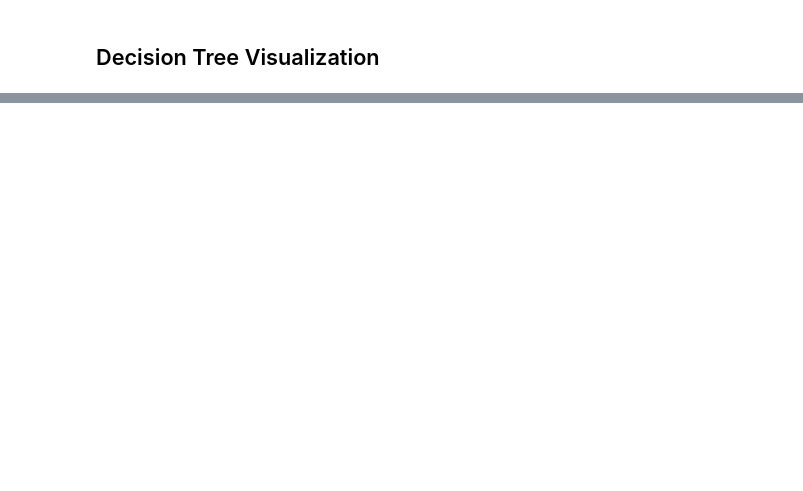
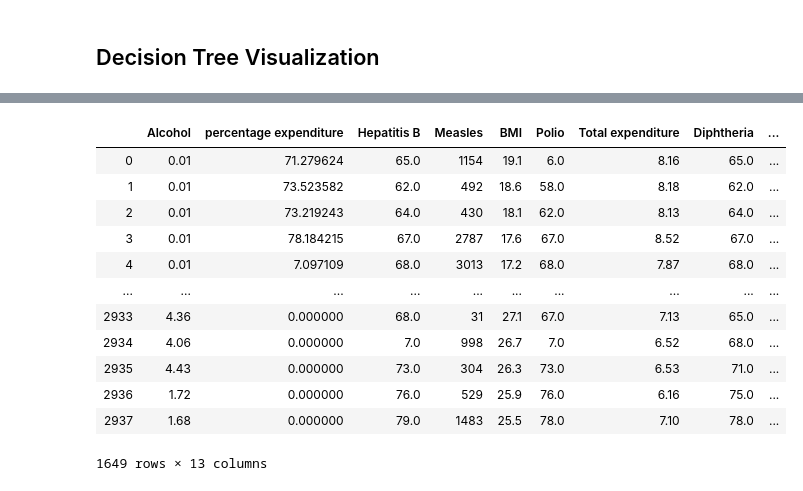
Before and after one commit to pitaconsumer/Jupyter-Projects, a Jupyter notebook: Module 20_Challenge.ipynb, the cells around one changed output, grey strips where cells are left out. Drawn from its saved outputs; the diff is of its cells as text; code cells hidden in the pictures; blank space fills up the shorter version.

```diff
--- a/Module 20_Challenge.ipynb
+++ b/Module 20_Challenge.ipynb
@@ -327,0 +344,32 @@ SyntaxError: invalid syntax (<ipython-input-45-ef884da0efa8>, line 23)
+# %%
+rfc = ensemble.RandomForestClassifier()
+
+life_df2 = life_df.dropna(axis=0)
+
+X = life_df2[['Alcohol', 'percentage expenditure', 'Hepatitis B',
+                 'Measles ', ' BMI ', 'Polio', 'Total expenditure','Diphtheria ', ' HIV/AIDS', 'GDP', 'Population',
+                 'Income composition of resources', 'Schooling']]
+Y = life_df2['Status']
+X = pd.get_dummies(X)
+
+
+#X = life_df.iloc[:,[4,6,7,8,9,10,11,12,13,14,15,18,19]]  #Features
+#y = life_df.iloc[:,[2]]         #Target variable is 'Status'  and can also be 'Life expectancy '
+
+#Split data to train and test with 20% sample w/only one model
+# %%
+X
+# %% [output]
+|  | Alcohol | percentage expenditure | Hepatitis B | Measles | BMI | Polio | Total expenditure | Diphtheria | ... |
+| 0 | 0.01 | 71.279624 | 65.0 | 1154 | 19.1 | 6.0 | 8.16 | 65.0 | ... |
+| 1 | 0.01 | 73.523582 | 62.0 | 492 | 18.6 | 58.0 | 8.18 | 62.0 | ... |
+| 2 | 0.01 | 73.219243 | 64.0 | 430 | 18.1 | 62.0 | 8.13 | 64.0 | ... |
+| 3 | 0.01 | 78.184215 | 67.0 | 2787 | 17.6 | 67.0 | 8.52 | 67.0 | ... |
+| 4 | 0.01 | 7.097109 | 68.0 | 3013 | 17.2 | 68.0 | 7.87 | 68.0 | ... |
+| ... | ... | ... | ... | ... | ... | ... | ... | ... | ... |
+| 2933 | 4.36 | 0.000000 | 68.0 | 31 | 27.1 | 67.0 | 7.13 | 65.0 | ... |
+| 2934 | 4.06 | 0.000000 | 7.0 | 998 | 26.7 | 7.0 | 6.52 | 68.0 | ... |
+| 2935 | 4.43 | 0.000000 | 73.0 | 304 | 26.3 | 73.0 | 6.53 | 71.0 | ... |
+| 2936 | 1.72 | 0.000000 | 76.0 | 529 | 25.9 | 76.0 | 6.16 | 75.0 | ... |
+| 2937 | 1.68 | 0.000000 | 79.0 | 1483 | 25.5 | 78.0 | 7.10 | 78.0 | ... |
+1649 rows × 13 columns
```
Also changed, not shown: parts of 33 cells of this notebook.
